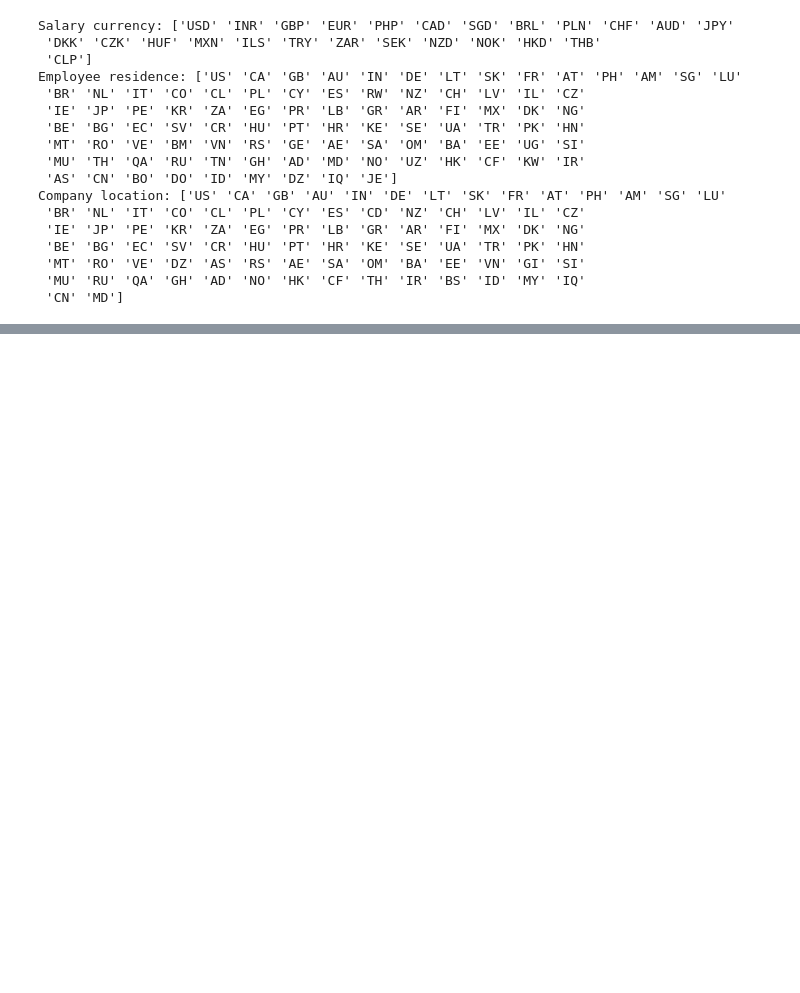
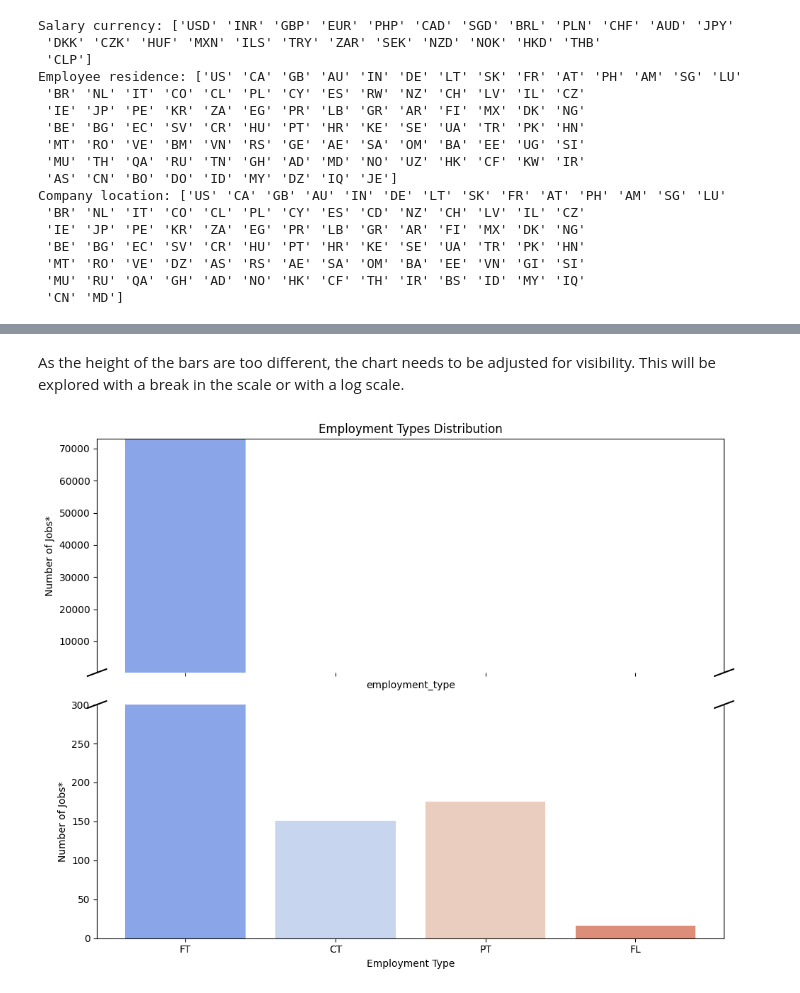
Before and after one commit to anaPau-24/Project_Data_Professions_career_shift, a Jupyter notebook: Data_Analyst_perspective.ipynb, the cells around one changed output, grey strips where cells are left out. Saved outputs shown, nothing was run; the diff lists cells and outputs as text; code cells hidden in the pictures; blank space fills up the shorter version.

```diff
--- a/Data_Analyst_perspective.ipynb
+++ b/Data_Analyst_perspective.ipynb
@@ -141,0 +173,43 @@ This part will help to visualize the categorical variables to understand the dat
+# %% [markdown]
+As the height of the bars are too different, the chart needs to be adjusted for visibility. This will be explored with a break in the scale or with a log scale.
+# %%
+#Adding a breaking point to the graph for Employment types
+# Create the figure and axes
+fig, (ax1, ax2) = plt.subplots(2, 1, sharex=True, figsize=(10, 8))
+
+# Define the breaking point
+break_point = 300  #  Based on data distribution
+
+# Top plot for larger values
+sns.countplot(data=df, x='employment_type', palette='coolwarm', ax=ax1)
+ax1.set_ylim(break_point, df['employment_type'].value_counts().max())  # Focus on larger bars
+
+# Bottom plot for smaller values
+sns.countplot(data=df, x='employment_type', palette='coolwarm', ax=ax2)
+ax2.set_ylim(0, break_point)  # Focus on smaller bars
+
+# Hide the spines between the two plots
+ax1.spines['bottom'].set_visible(False)
+ax2.spines['top'].set_visible(False)
+
+# Add the break marks
+d = .015  # Break size
+kwargs = dict(transform=ax1.transAxes, color='k', clip_on=False)
+ax1.plot((-d, +d), (-d, +d), **kwargs)        # Top diagonal line
+ax1.plot((1 - d, 1 + d), (-d, +d), **kwargs)  # Top diagonal line on the right
+
+kwargs.update(transform=ax2.transAxes)
+ax2.plot((-d, +d), (1 - d, 1 + d), **kwargs)  # Bottom diagonal line
+ax2.plot((1 - d, 1 + d), (1 - d, 1 + d), **kwargs)  # Bottom diagonal line on the right
+
+# Titles and labels
+ax1.set_title('Employment Types Distribution')
+ax2.set_xlabel('Employment Type')
+ax1.set_ylabel('Number of Jobs*')
+ax2.set_ylabel('Number of Jobs*')
+
+# Display the plot
+plt.tight_layout()
+plt.show()
+# %% [output]
+[figure, added]
```
Also changed, not shown: parts of 69 cells of this notebook, 3 other files.
